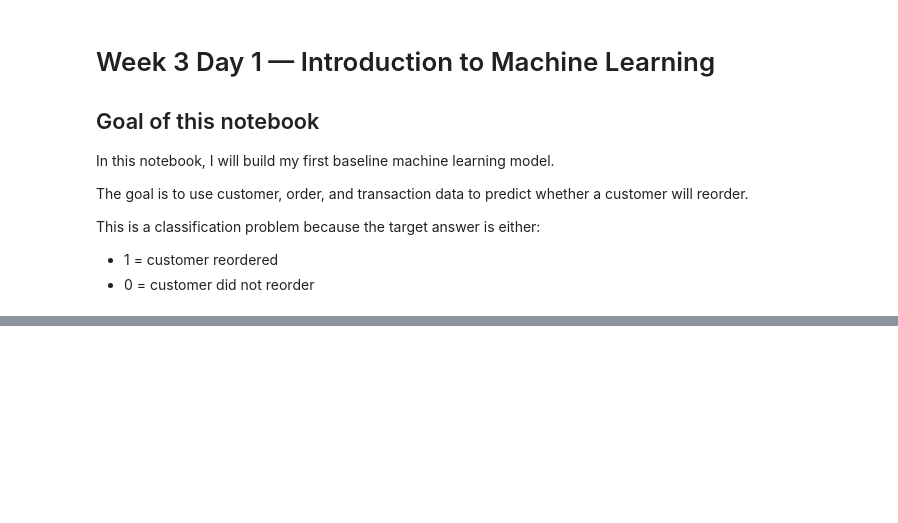
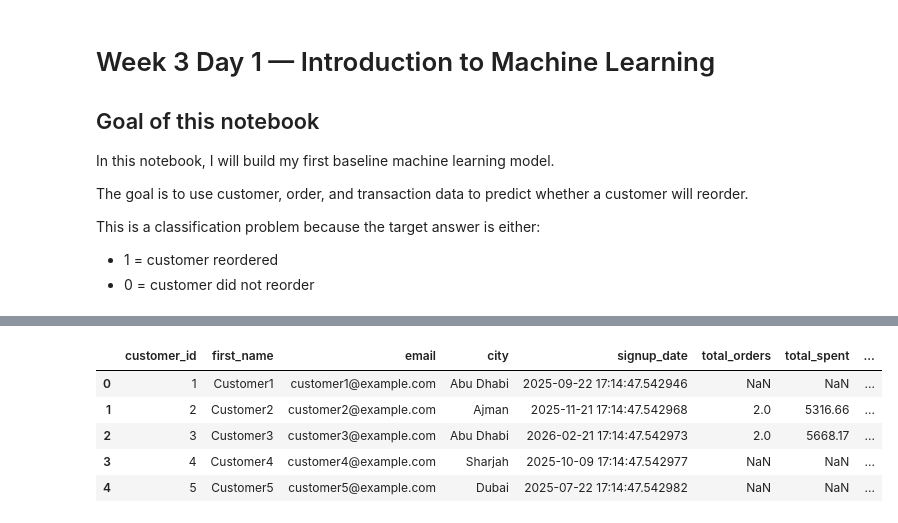
Before and after one commit to AbdullaAbuOrabi/intern-bootcamp, a Jupyter notebook: 06_ml/ml_intro.ipynb, the cells around one changed output, grey strips where cells are left out. Cells and saved outputs as stored; diff of their text form; code cells hidden in the pictures; blank space fills up the shorter version.

```diff
--- a/06_ml/ml_intro.ipynb
+++ b/06_ml/ml_intro.ipynb
@@ -9,0 +8,4 @@ ModuleNotFoundError: No module named 'sklearn'
+# %%
+customers = pd.read_csv("../data/raw/customers.csv")
+orders = pd.read_csv("../data/raw/orders.csv")
+transactions = pd.read_csv("../data/raw/transactions.csv")
@@ -22,0 +103,6 @@ This is a classification problem because the target answer is either:
+# %%
+customer_orders = orders.groupby("customer_id").agg(
+    total_orders=("order_id", "count")
+).reset_index()
+
+customer_orders.head()
@@ -22,0 +116,10 @@ This is a classification problem because the target answer is either:
+# %%
+orders_transactions = orders.merge(transactions, on="order_id", how="left")
+
+customer_spending = orders_transactions.groupby("customer_id").agg(
+    total_spent=("amount", "sum"),
+    average_order_amount=("amount", "mean"),
+    successful_payments=("payment_status", lambda x: (x == "paid").sum())
+).reset_index()
+
+customer_spending.head()
@@ -22,0 +133,12 @@ This is a classification problem because the target answer is either:
+# %%
+ml_data = customers.merge(customer_orders, on="customer_id", how="left")
+ml_data = ml_data.merge(customer_spending, on="customer_id", how="left")
+
+ml_data.head()
+# %% [output]
+|  | customer_id | first_name | email | city | signup_date | total_orders | total_spent | ... |
+| 0 | 1 | Customer1 | customer1@example.com | Abu Dhabi | 2025-09-22 17:14:47.542946 | NaN | NaN | ... |
+| 1 | 2 | Customer2 | customer2@example.com | Ajman | 2025-11-21 17:14:47.542968 | 2.0 | 5316.66 | ... |
+| 2 | 3 | Customer3 | customer3@example.com | Abu Dhabi | 2026-02-21 17:14:47.542973 | 2.0 | 5668.17 | ... |
+| 3 | 4 | Customer4 | customer4@example.com | Sharjah | 2025-10-09 17:14:47.542977 | NaN | NaN | ... |
+| 4 | 5 | Customer5 | customer5@example.com | Dubai | 2025-07-22 17:14:47.542982 | NaN | NaN | ... |
```
Also changed, not shown: parts of 21 cells of this notebook, 14 other files.
